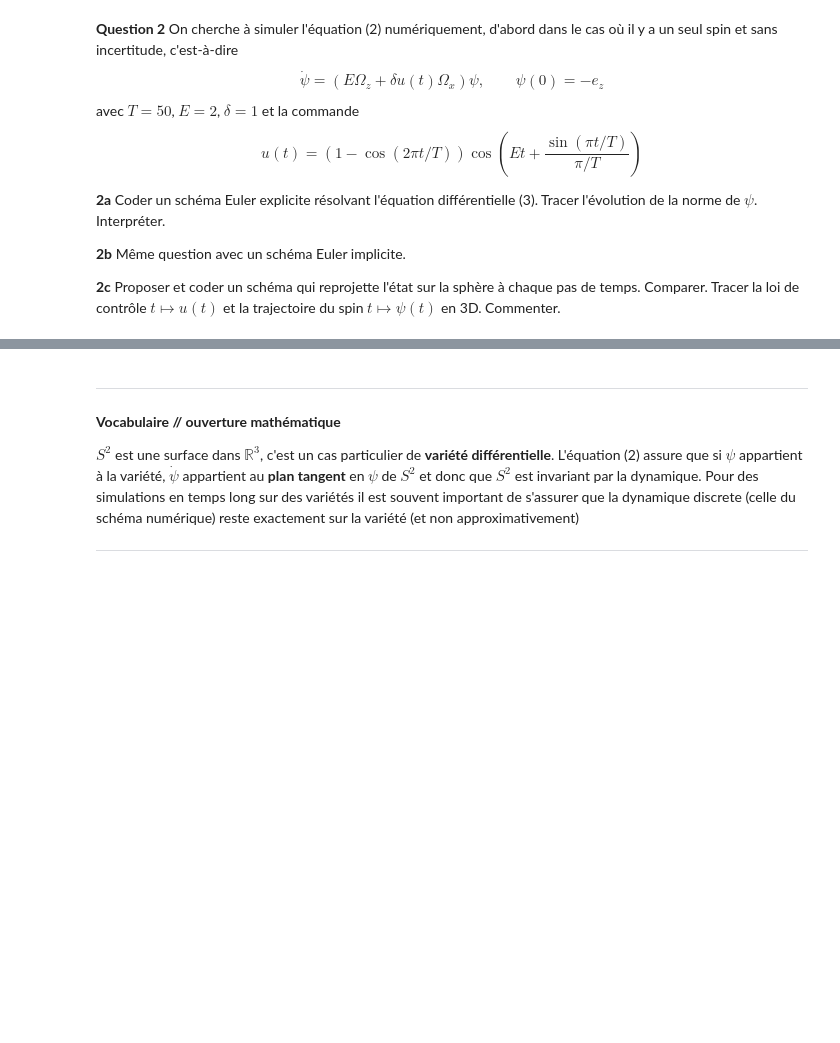
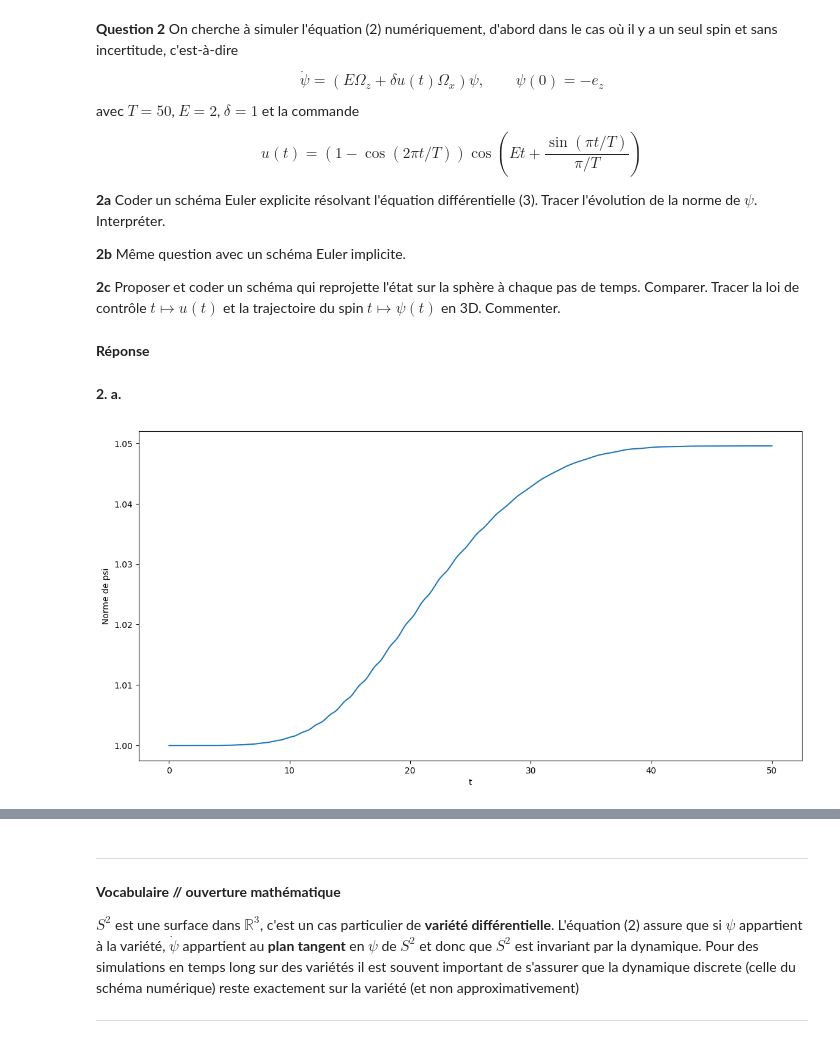
Before and after one commit to AdrienMtz/Projet_numerique_UE11-Groupe_36, a Jupyter notebook: redaction.ipynb, the cells around one changed output, grey strips where cells are left out. Saved outputs shown, nothing was run; the diff lists cells and outputs as text; code cells hidden in the pictures; blank space fills up the shorter version.

```diff
--- a/redaction.ipynb
+++ b/redaction.ipynb
@@ -144,6 +144,8 @@ $$
 **2b** Même question avec un schéma Euler implicite.
 
 **2c** Proposer et coder un schéma qui reprojette l'état sur la sphère à chaque pas de temps. Comparer. Tracer la loi de contrôle $t\mapsto u(t)$ et la trajectoire du spin $t\mapsto \psi(t)$ en 3D. Commenter.
+# %% [markdown]
+__Réponse__
 # %%
 E=2
 delta=1
@@ -167,0 +227,6 @@ def euler_projete(psi_0,t_0,t_f,E,delta,dt):
+# %% [markdown]
+__2. a.__
+# %%
+euler_explicit(psi_0, 0, T, E, delta, dt)
+# %% [output]
+[figure, added]
```
Also changed, not shown: parts of 16 cells of this notebook, 1 other file.
